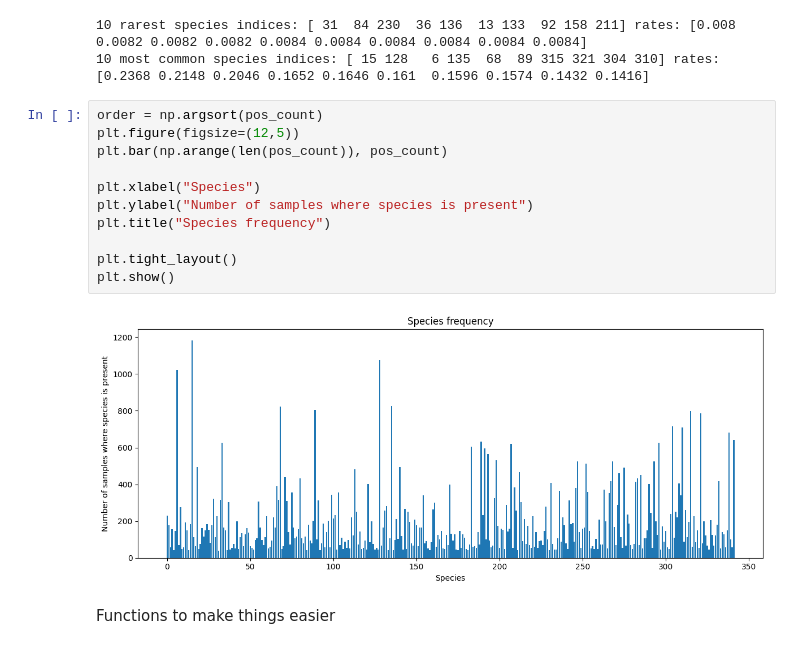
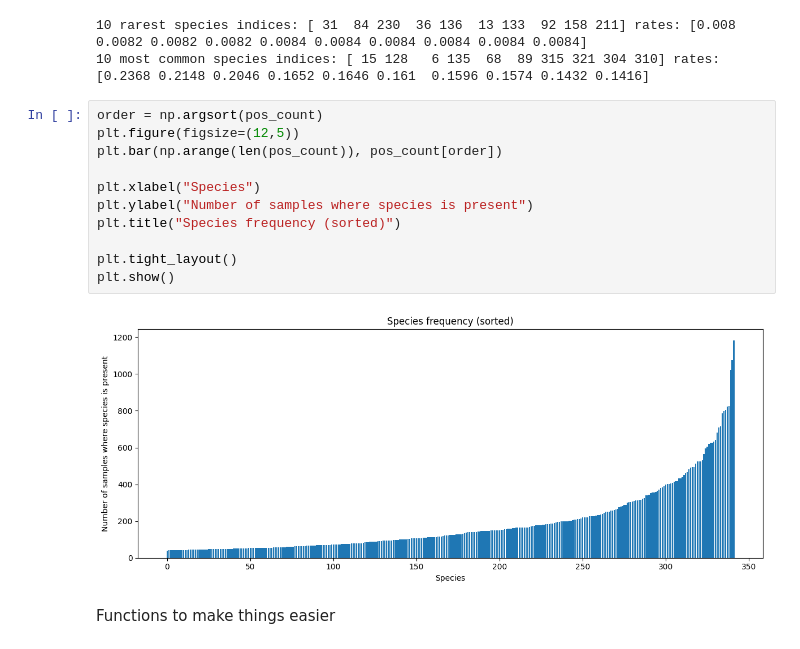
Before and after one commit to AaronDinesh/IPEO-2025, a Jupyter notebook: notebooks/class_imbalances.ipynb, the cells around one changed output. Drawn from its saved outputs; the diff is of its cells as text.

```diff
--- a/notebooks/class_imbalances.ipynb
+++ b/notebooks/class_imbalances.ipynb
@@ -397,16 +397,16 @@ ultra-rare (<0.1%): 0  / 342
 # %%
 order = np.argsort(pos_count)
 plt.figure(figsize=(12,5))
-plt.bar(np.arange(len(pos_count)), pos_count)
+plt.bar(np.arange(len(pos_count)), pos_count[order])
 
 plt.xlabel("Species")
 plt.ylabel("Number of samples where species is present")
-plt.title("Species frequency")
+plt.title("Species frequency (sorted)")
 
 plt.tight_layout()
 plt.show()
 # %% [output]
-[figure, old version]
+[figure, new version]
 # %% [markdown]
 Functions to make things easier
 # %%
```
